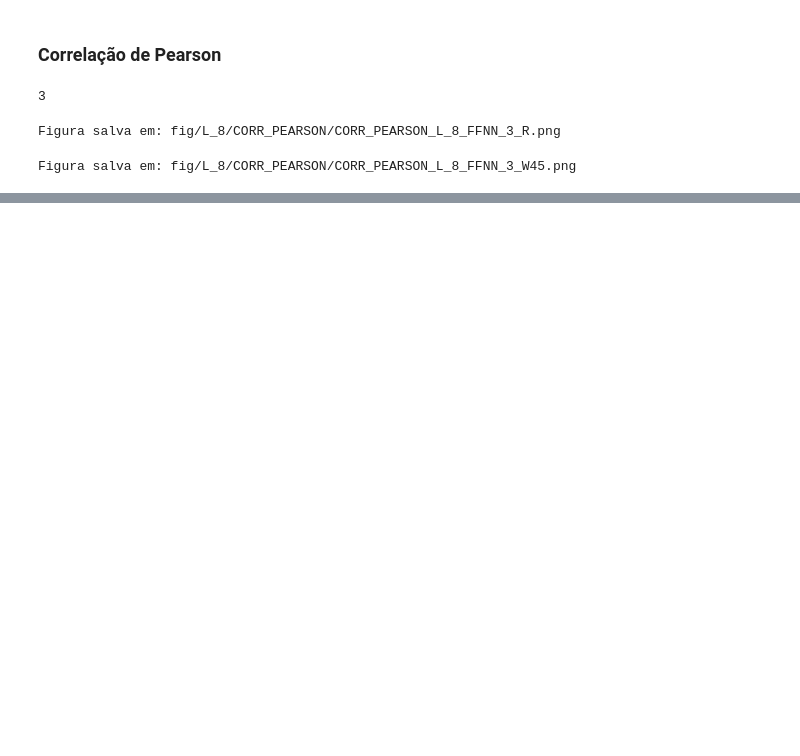
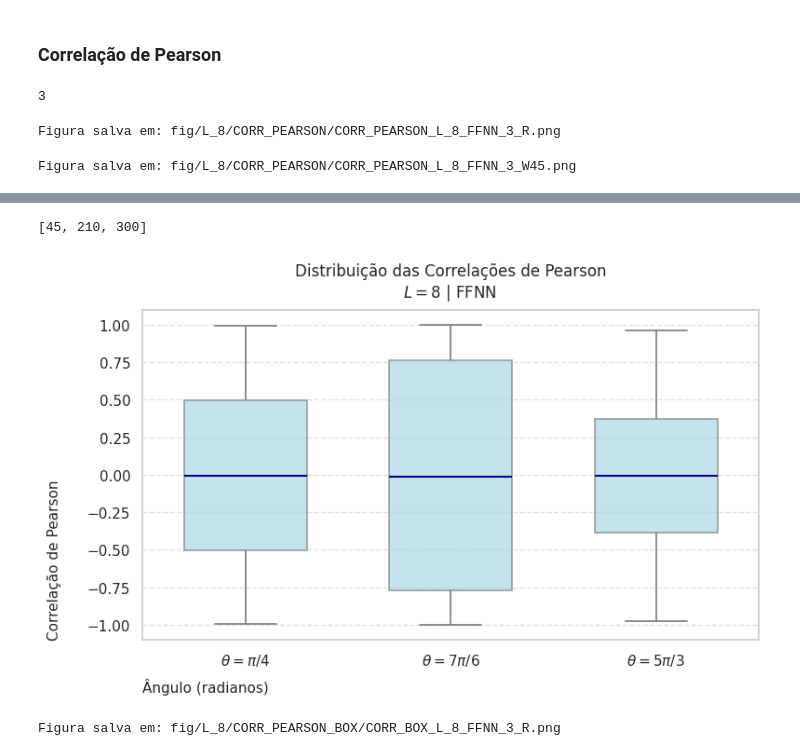
Before and after one commit to mardoniofranca/tupannqs, a Jupyter notebook: source/3_run/2_j1_j2/4_correlation.ipynb, the cells around one changed output, grey strips where cells are left out. Drawn from its saved outputs; the diff is of its cells as text; code cells hidden in the pictures; blank space fills up the shorter version.

```diff
--- a/source/3_run/2_j1_j2/4_correlation.ipynb
+++ b/source/3_run/2_j1_j2/4_correlation.ipynb
@@ -134,2 +138,9 @@ plot_correlation(dfs[0], dfs[1], dfs[2],
 # %%
 T = "3_FR"
+# %%
+wTs
+# %% [output]
+[45, 210, 300]
+# %%
+str_nets= "FFNN"
+path_img = f"fig/L_{L}/CORR_PEARSON_HIST/"; T = "3_R"; it = 500
@@ -135,0 +149,6 @@ T = "3_FR"
+# %%
+path_img = f"fig/L_{L}/CORR_PEARSON_BOX/";
+plot_correlation_box_by_angle(dfs, wTs, 8, 500, str_nets, T, 1, path_img)
+# %% [output]
+[figure, added]
+Figura salva em: fig/L_8/CORR_PEARSON_BOX/CORR_BOX_L_8_FFNN_3_R.png
```
Also changed, not shown: parts of 4 cells of this notebook.
